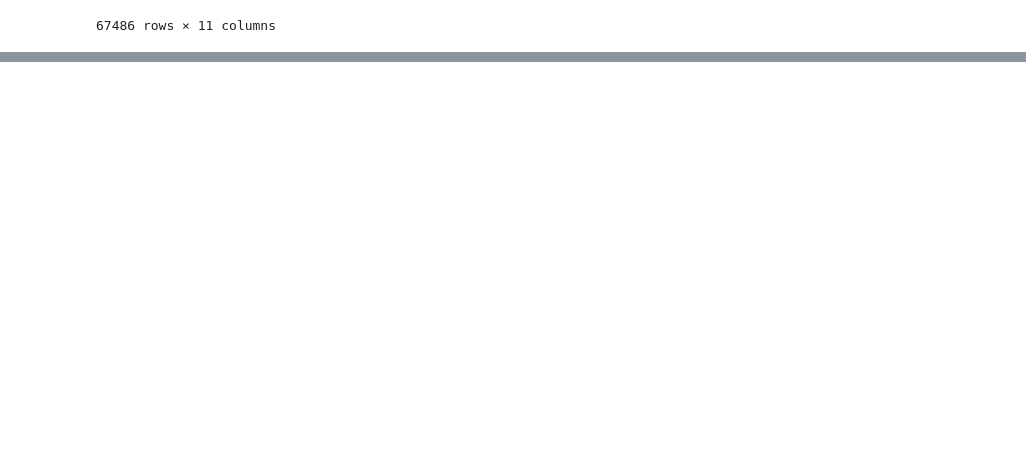
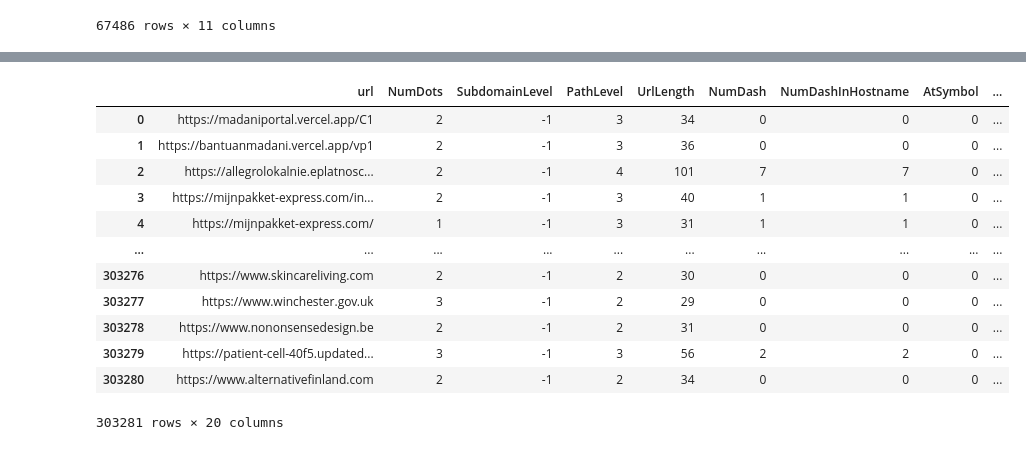
Before and after one commit to Scholiboi/Phishing-Links-Detector, a Jupyter notebook: PreProcessing/trainer.ipynb, the cells around one changed output, grey strips where cells are left out. Cells and saved outputs as stored; diff of their text form; code cells hidden in the pictures; blank space fills up the shorter version.

```diff
--- a/PreProcessing/trainer.ipynb
+++ b/PreProcessing/trainer.ipynb
@@ -145,0 +175,5 @@ df
+# %%
+df2 = df2[['URL']]
+# %%
+df2.rename(columns={'URL':'url'}, inplace=True)
+df2
@@ -145,0 +274,17 @@ df
+# %%
+union_df = pd.concat([df, df2], ignore_index=True)
+union_df
+# %% [output]
+|  | url | NumDots | SubdomainLevel | PathLevel | UrlLength | NumDash | NumDashInHostname | AtSymbol | ... |
+| 0 | https://madaniportal.vercel.app/C1 | 2 | -1 | 3 | 34 | 0 | 0 | 0 | ... |
+| 1 | https://bantuanmadani.vercel.app/vp1 | 2 | -1 | 3 | 36 | 0 | 0 | 0 | ... |
+| 2 | https://allegrolokalnie.eplatnosc... | 2 | -1 | 4 | 101 | 7 | 7 | 0 | ... |
+| 3 | https://mijnpakket-express.com/in... | 2 | -1 | 3 | 40 | 1 | 1 | 0 | ... |
+| 4 | https://mijnpakket-express.com/ | 1 | -1 | 3 | 31 | 1 | 1 | 0 | ... |
+| ... | ... | ... | ... | ... | ... | ... | ... | ... | ... |
+| 303276 | https://www.skincareliving.com | 2 | -1 | 2 | 30 | 0 | 0 | 0 | ... |
+| 303277 | https://www.winchester.gov.uk | 3 | -1 | 2 | 29 | 0 | 0 | 0 | ... |
+| 303278 | https://www.nononsensedesign.be | 2 | -1 | 2 | 31 | 0 | 0 | 0 | ... |
+| 303279 | https://patient-cell-40f5.updated... | 3 | -1 | 3 | 56 | 2 | 2 | 0 | ... |
+| 303280 | https://www.alternativefinland.com | 2 | -1 | 2 | 34 | 0 | 0 | 0 | ... |
+303281 rows × 20 columns
```
Also changed, not shown: parts of 8 cells of this notebook, 2 other files.
